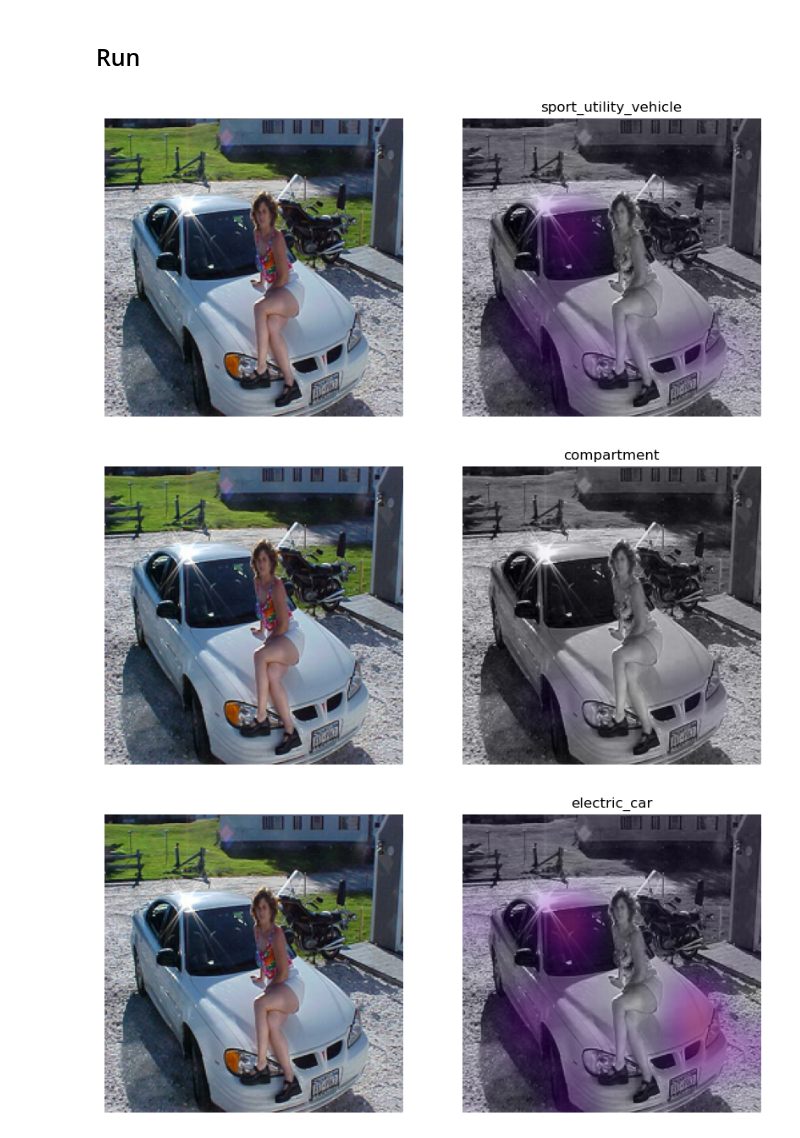
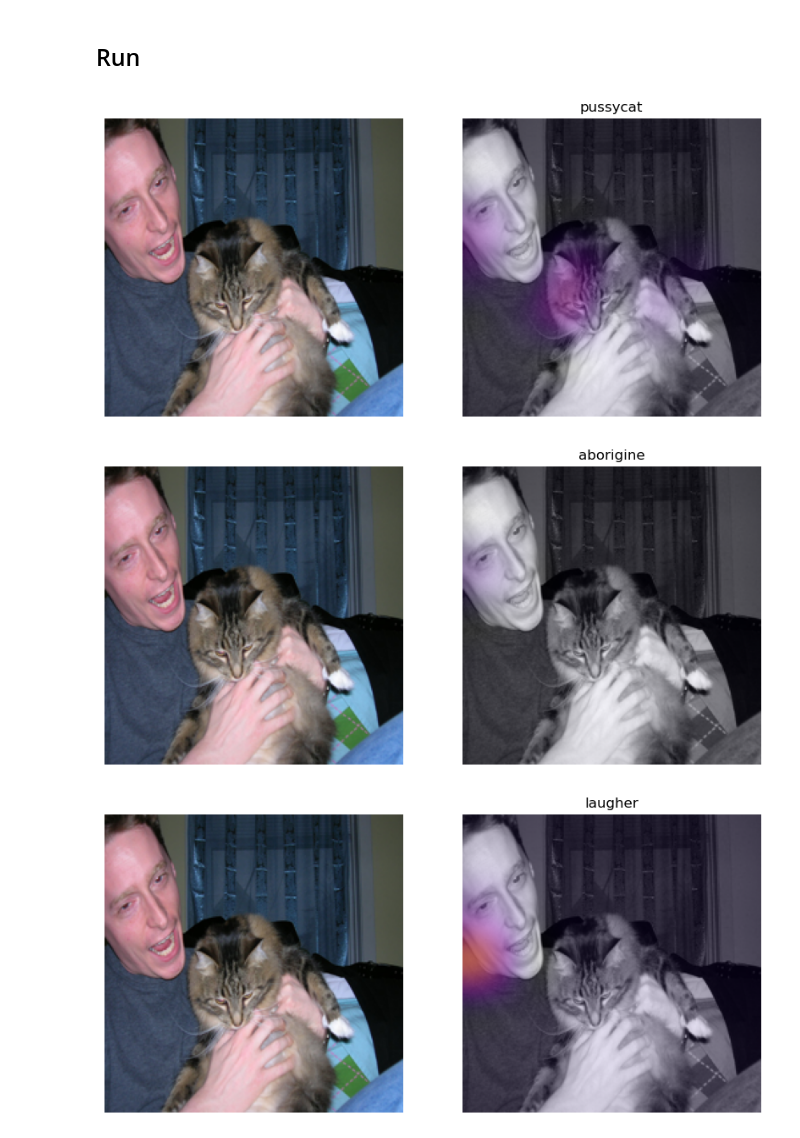
Before and after one commit to groovy-lizard/clip-gradCAM-explore, a Jupyter notebook: clip-gradcam-visualization.ipynb, the cells around one changed output. Cells and saved outputs as stored; diff of their text form; code cells hidden in the pictures.

Commit message:
person vs cat, person vs car

```diff
--- a/clip-gradcam-visualization.ipynb
+++ b/clip-gradcam-visualization.ipynb
@@ -262,11 +270,11 @@ def get_scores(img_input, voc_classes):
         scores.append((voc_classes[index], round(100 * value.item(), 2)))
     return scores
 # %%
-label = 'car'
-
+label = 'person'
+img_num = 3
 allo = Allonyms(label)
 synms = allo.grab_all()
-image_path = f'./classes/{label}/{label}.jpg'
+image_path = f'./classes/{label}/{label}{img_num}.jpg'
 image_input = preprocess(Image.open(image_path)).unsqueeze(0).to(device)
 image_np = load_image(image_path, model.visual.input_resolution)
 
@@ -286,11 +294,16 @@ for syn in synms:
     d['synonym'].append(syn)
     text_input = clip.tokenize([f'a photo of a {syn}']).to(device)
     new_classes = list()
+    syn_added = 0
     for name in voc_classes:
         if name == label:
             new_classes.append(syn)
+            syn_added = 1
         else:
             new_classes.append(name)
+
+    if not syn_added:
+        new_classes.append(syn)
 
     attn_map = gradCAM(
         model.visual,
@@ -325,13 +338,13 @@ head = df.head(1)['synonym'].values[0]
 heat_path = Path(f'./classes/{label}/heatmaps/none.txt')
 heat_path.parent.mkdir(parents=True, exist_ok=True)
 # %%
-head_name = f"./classes/{label}/heatmaps/{head}-top1-sim-{label}.png"
+head_name = f"./classes/{label}/heatmaps/{head}-top1-sim-{label}{img_num}.png"
 save_attn(image_np, atn_maps[head], head, head_name, blur)
 # %% [output]
-[figure, old version]
+[figure, new version]
 # %%
-tail_name = f"./classes/{label}/heatmaps/{tail}-bot1-sim-{label}"
+tail_name = f"./classes/{label}/heatmaps/{tail}-bot1-sim-{label}{img_num}"
 save_attn(image_np, atn_maps[tail], tail, tail_name, blur)
 # %% [output]
-[figure, old version]
+[figure, new version]
 # %%
@@ -343,8 +356,8 @@ df = df.sort_values(by=['attnMap'], ascending=False)
 tail = df.tail(1)['synonym'].values[0]
 head = df.head(1)['synonym'].values[0]
 # %%
-head_name = f"./classes/{label}/heatmaps/{head}-top1-attn-{label}.png"
+head_name = f"./classes/{label}/heatmaps/{head}-top1-attn-{label}{img_num}.png"
 save_attn(image_np, atn_maps[head], head, head_name, blur)
 # %% [output]
-[figure, old version]
+[figure, new version]
 # %%
```
Also changed, not shown: parts of 3 cells of this notebook, 28 other files.
